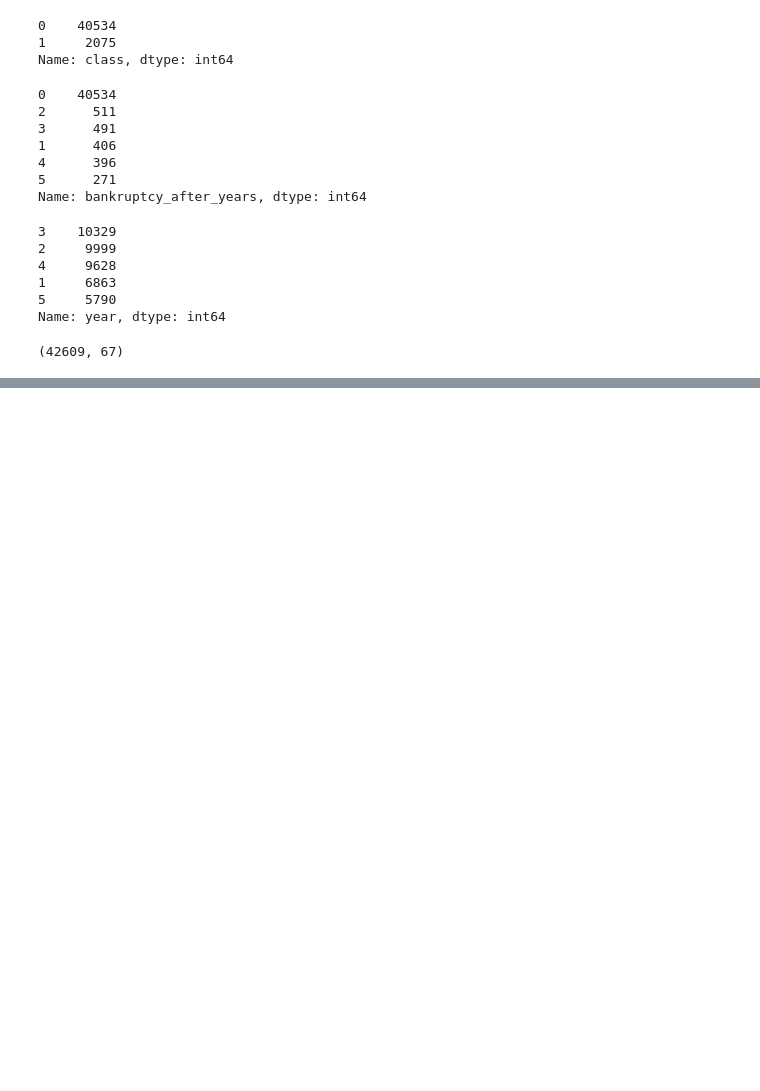
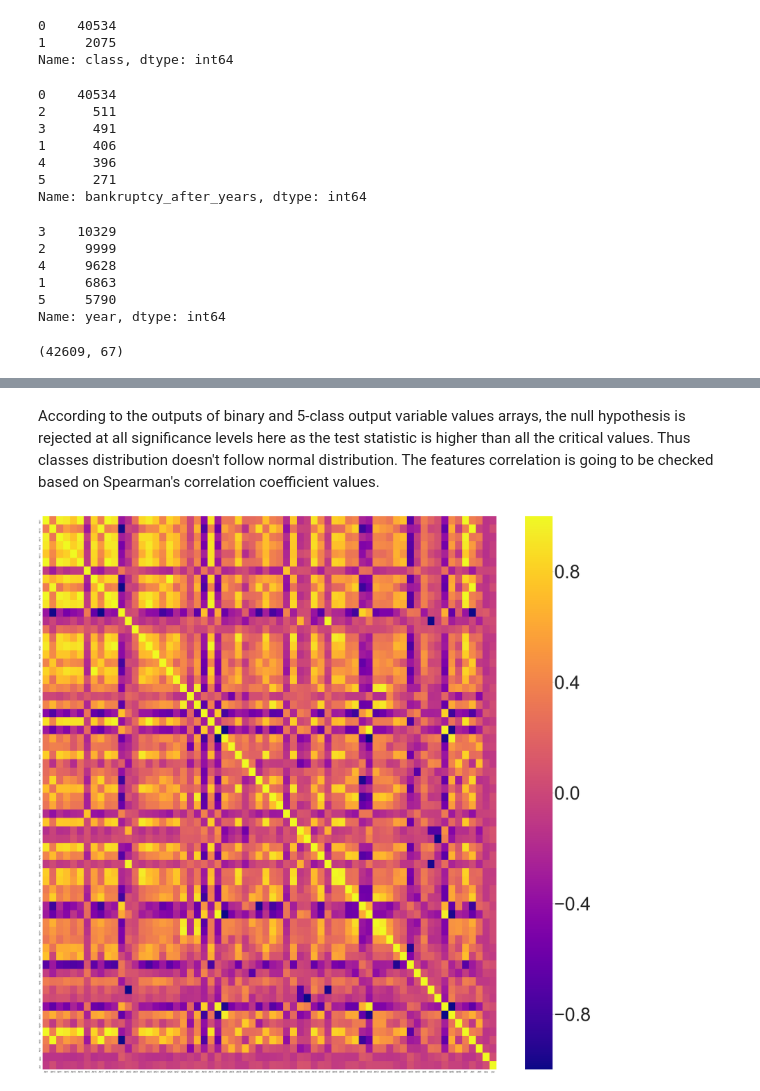
Before and after one commit to vcaramba/companies_bankruptcy_prediction, a Jupyter notebook: jupyter_notebooks/eda_notebook.ipynb, the cells around one changed output, grey strips where cells are left out. Cells and saved outputs as stored; diff of their text form; code cells hidden in the pictures; blank space fills up the shorter version.

```diff
--- a/jupyter_notebooks/eda_notebook.ipynb
+++ b/jupyter_notebooks/eda_notebook.ipynb
@@ -87,0 +148,15 @@ df.describe()
+# %% [markdown]
+According to the outputs of binary and 5-class output variable values arrays, the null hypothesis is rejected at all significance levels here as the test statistic is higher than all the critical values. Thus classes distribution doesn't follow normal distribution. The features correlation is going to be checked based on Spearman's correlation coefficient values.
+# %%
+def plot_spearman(data):
+    fig, ax = plt.subplots(figsize=(60, 60))
+    sns.set(font_scale=10)
+    correlation_matrix = data.corr(method='spearman', min_periods=1)
+    sns.heatmap(correlation_matrix, ax=ax, cmap="plasma", fmt="d")
+    ax.set_ylabel('')
+    ax.set_xlabel('')
+    plt.show()
+
+plot_spearman(df[df.columns.difference(['bankruptcy_after_years'])])
+# %% [output]
+[figure, added]
```
Also changed, not shown: parts of 22 cells of this notebook.
